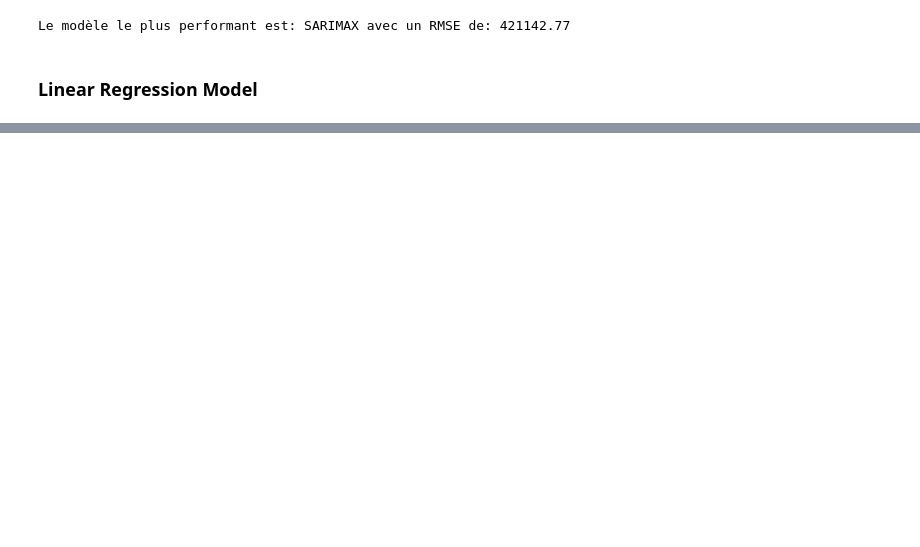
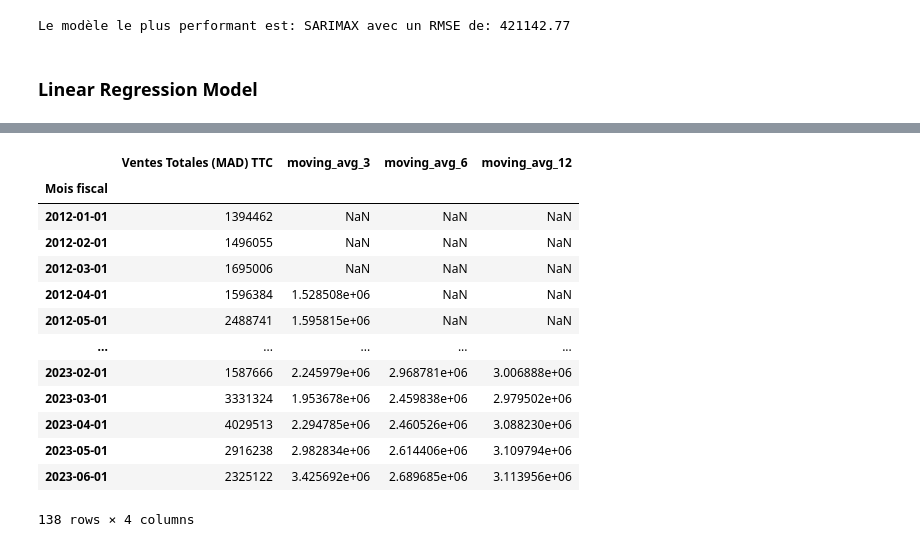
Before and after one commit to hafsaAit/MODELS, a Jupyter notebook: Models_(ARMA_ARIMA_SARIMAX_AUTO-ARIMA_PROPHET_SKTIME).ipynb, the cells around one changed output, grey strips where cells are left out. Saved outputs shown, nothing was run; the diff lists cells and outputs as text; code cells hidden in the pictures; blank space fills up the shorter version.

```diff
--- a/Models_(ARMA_ARIMA_SARIMAX_AUTO-ARIMA_PROPHET_SKTIME).ipynb
+++ b/Models_(ARMA_ARIMA_SARIMAX_AUTO-ARIMA_PROPHET_SKTIME).ipynb
@@ -597,0 +638,4 @@ lin_model=LinearRegression ()
+# %%
+df_M = df.copy()
+# %%
+df_M[f'moving_avg_{3}'] = df_M['Ventes Totales (MAD) TTC'].rolling(window=3).mean().shift(1)
@@ -597,0 +659,2 @@ lin_model=LinearRegression ()
+# %%
+df_M[f'moving_avg_{6}'] = df_M['Ventes Totales (MAD) TTC'].rolling(window=6).mean().shift(1)
@@ -597,0 +678,19 @@ lin_model=LinearRegression ()
+# %%
+df_M[f'moving_avg_{12}'] = df_M['Ventes Totales (MAD) TTC'].rolling(window=12).mean().shift(1)
+# %%
+df_M
+# %% [output]
+|  | Ventes Totales (MAD) TTC | moving_avg_3 | moving_avg_6 | moving_avg_12 |
+| Mois fiscal |  |  |  |  |
+| 2012-01-01 | 1394462 | NaN | NaN | NaN |
+| 2012-02-01 | 1496055 | NaN | NaN | NaN |
+| 2012-03-01 | 1695006 | NaN | NaN | NaN |
+| 2012-04-01 | 1596384 | 1.528508e+06 | NaN | NaN |
+| 2012-05-01 | 2488741 | 1.595815e+06 | NaN | NaN |
+| ... | ... | ... | ... | ... |
+| 2023-02-01 | 1587666 | 2.245979e+06 | 2.968781e+06 | 3.006888e+06 |
+| 2023-03-01 | 3331324 | 1.953678e+06 | 2.459838e+06 | 2.979502e+06 |
+| 2023-04-01 | 4029513 | 2.294785e+06 | 2.460526e+06 | 3.088230e+06 |
+| 2023-05-01 | 2916238 | 2.982834e+06 | 2.614406e+06 | 3.109794e+06 |
+| 2023-06-01 | 2325122 | 3.425692e+06 | 2.689685e+06 | 3.113956e+06 |
+138 rows × 4 columns
```
Also changed, not shown: parts of 37 cells of this notebook.
